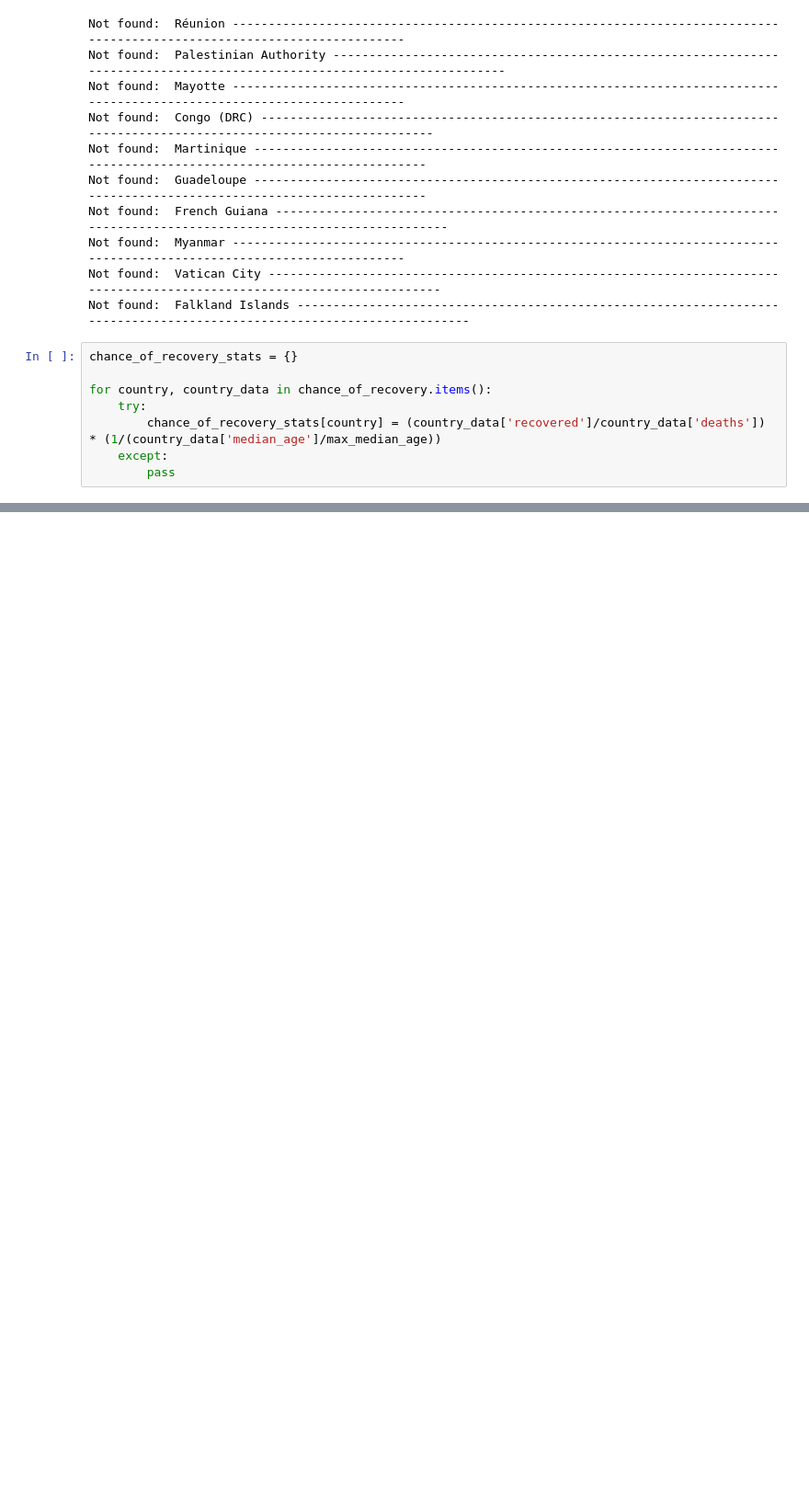
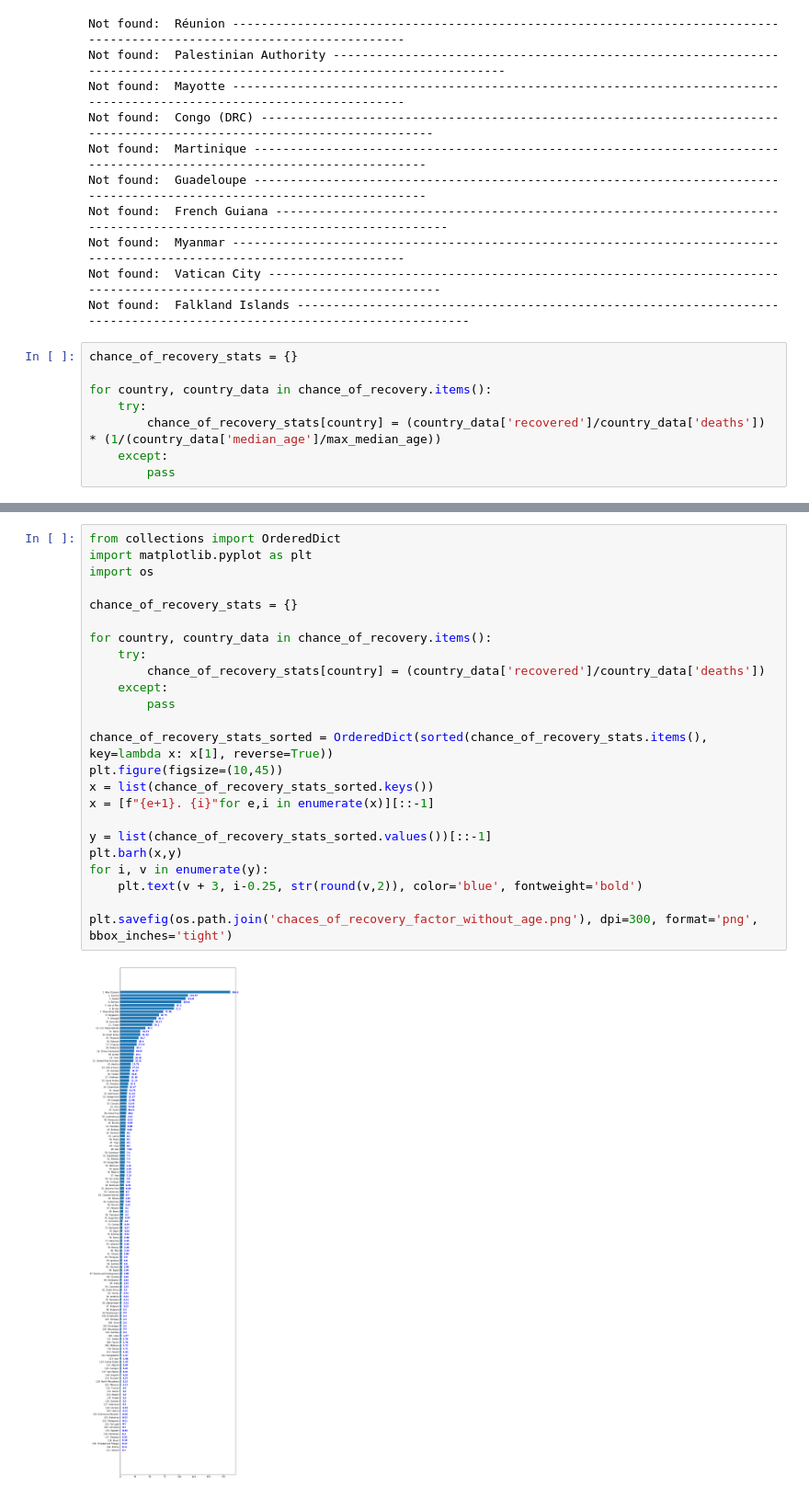
Before and after one commit to kingspp/covid_tracker, a Jupyter notebook: notebooks/Chaces of Recovery Factor.ipynb, the cells around one changed output, grey strips where cells are left out. Shown at 92% size. Saved outputs shown, nothing was run; the diff lists cells and outputs as text; blank space fills up the shorter version.

Commit message:
Update data

```diff
--- a/notebooks/Chaces of Recovery Factor.ipynb
+++ b/notebooks/Chaces of Recovery Factor.ipynb
@@ -74,2 +74,28 @@ plt.savefig(os.path.join('test.png'), dpi=300, format='png', bbox_inches='tight'
 # %% [output]
 [figure]
+# %%
+from collections import OrderedDict
+import matplotlib.pyplot as plt
+import os
+
+chance_of_recovery_stats = {}
+
+for country, country_data in chance_of_recovery.items():
+    try:
+        chance_of_recovery_stats[country] = (country_data['recovered']/country_data['deaths'])
+    except:
+        pass
+
+chance_of_recovery_stats_sorted = OrderedDict(sorted(chance_of_recovery_stats.items(), key=lambda x: x[1], reverse=True))
+plt.figure(figsize=(10,45))
+x = list(chance_of_recovery_stats_sorted.keys())
+x = [f"{e+1}. {i}"for e,i in enumerate(x)][::-1]
+
+y = list(chance_of_recovery_stats_sorted.values())[::-1]
+plt.barh(x,y)
+for i, v in enumerate(y):
+    plt.text(v + 3, i-0.25, str(round(v,2)), color='blue', fontweight='bold')
+
+plt.savefig(os.path.join('chaces_of_recovery_factor_without_age.png'), dpi=300, format='png', bbox_inches='tight')
+# %% [output]
+[figure, added]
```
Also changed, not shown: parts of 1 cell of this notebook, 1 other file.
